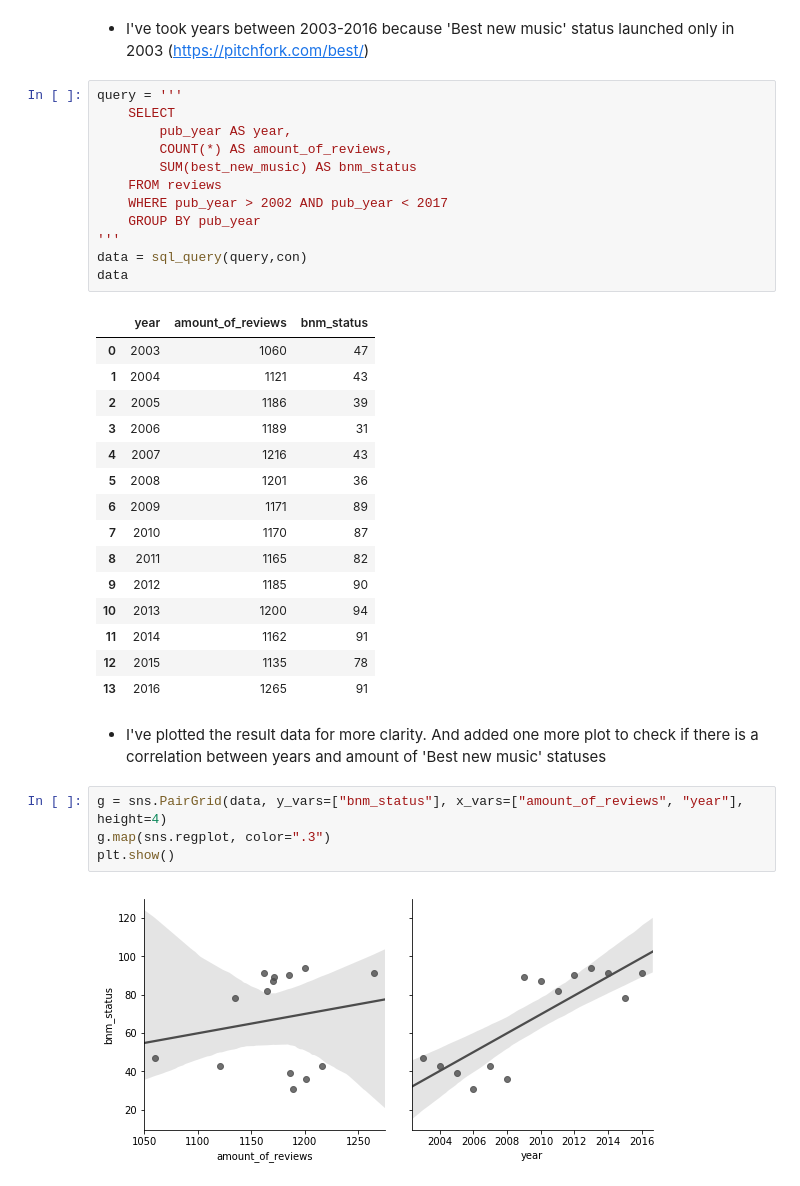
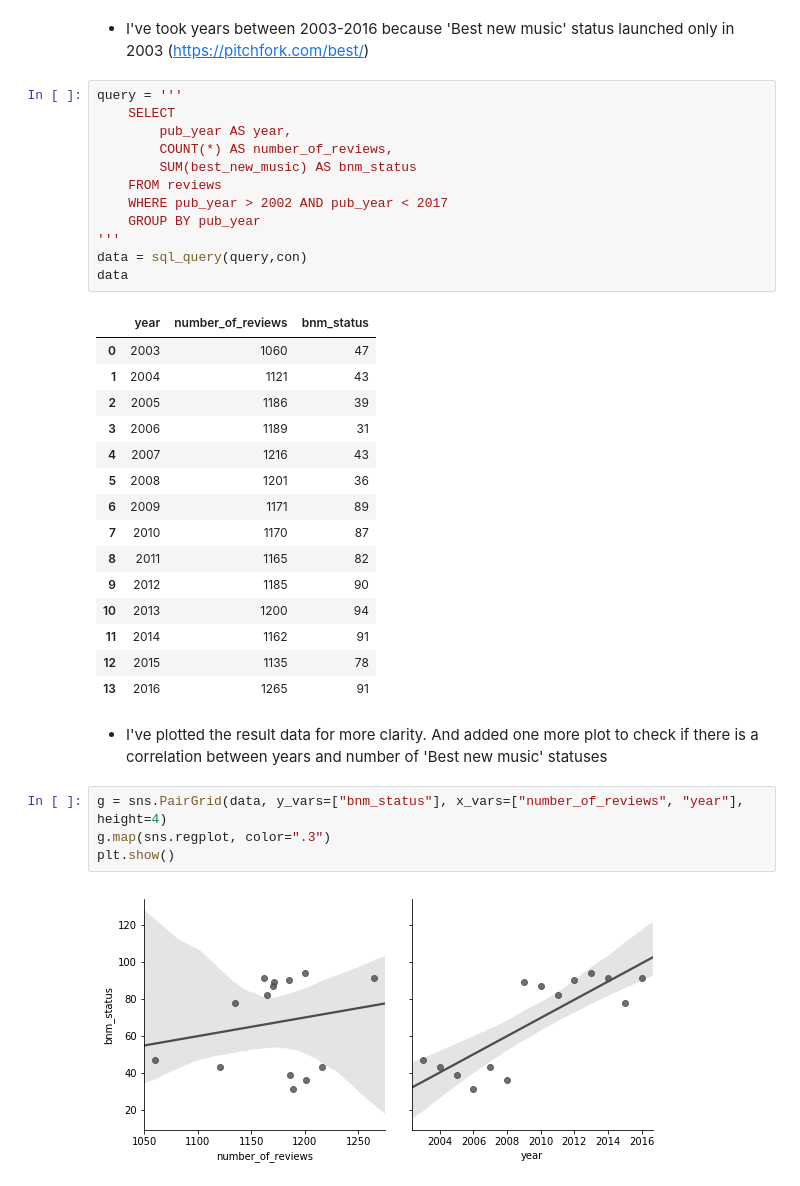
Before and after one commit to svet3477/Pitchfork-reviews-analysis-using-SQL, a Jupyter notebook: reviews analysis.ipynb, the cells around one changed output. Drawn from its saved outputs; the diff is of its cells as text.

```diff
--- a/reviews analysis.ipynb
+++ b/reviews analysis.ipynb
@@ -307,7 +307,7 @@ sql_query(query,con)
 query = '''
     SELECT
         pub_year AS year,
-        COUNT(*) AS amount_of_reviews,
+        COUNT(*) AS number_of_reviews,
         SUM(best_new_music) AS bnm_status
     FROM reviews
     WHERE pub_year > 2002 AND pub_year < 2017
@@ -316,7 +316,7 @@ query = '''
 data = sql_query(query,con)
 data
 # %% [output]
-|  | year | amount_of_reviews | bnm_status |
+|  | year | number_of_reviews | bnm_status |
 | 0 | 2003 | 1060 | 47 |
 | 1 | 2004 | 1121 | 43 |
 | 2 | 2005 | 1186 | 39 |
@@ -332,11 +332,11 @@ data
 | 12 | 2015 | 1135 | 78 |
 | 13 | 2016 | 1265 | 91 |
 # %% [markdown]
-* I've plotted the result data for more clarity. And added one more plot to check if there is a correlation between years and amount of 'Best new music' statuses
+* I've plotted the result data for more clarity. And added one more plot to check if there is a correlation between years and number of 'Best new music' statuses
 # %%
-g = sns.PairGrid(data, y_vars=["bnm_status"], x_vars=["amount_of_reviews", "year"], height=4)
+g = sns.PairGrid(data, y_vars=["bnm_status"], x_vars=["number_of_reviews", "year"], height=4)
 g.map(sns.regplot, color=".3")
 plt.show()
 # %% [output]
-[figure, old version]
+[figure, new version]
 # %% [markdown]
```
Also changed, not shown: parts of 9 cells of this notebook.
